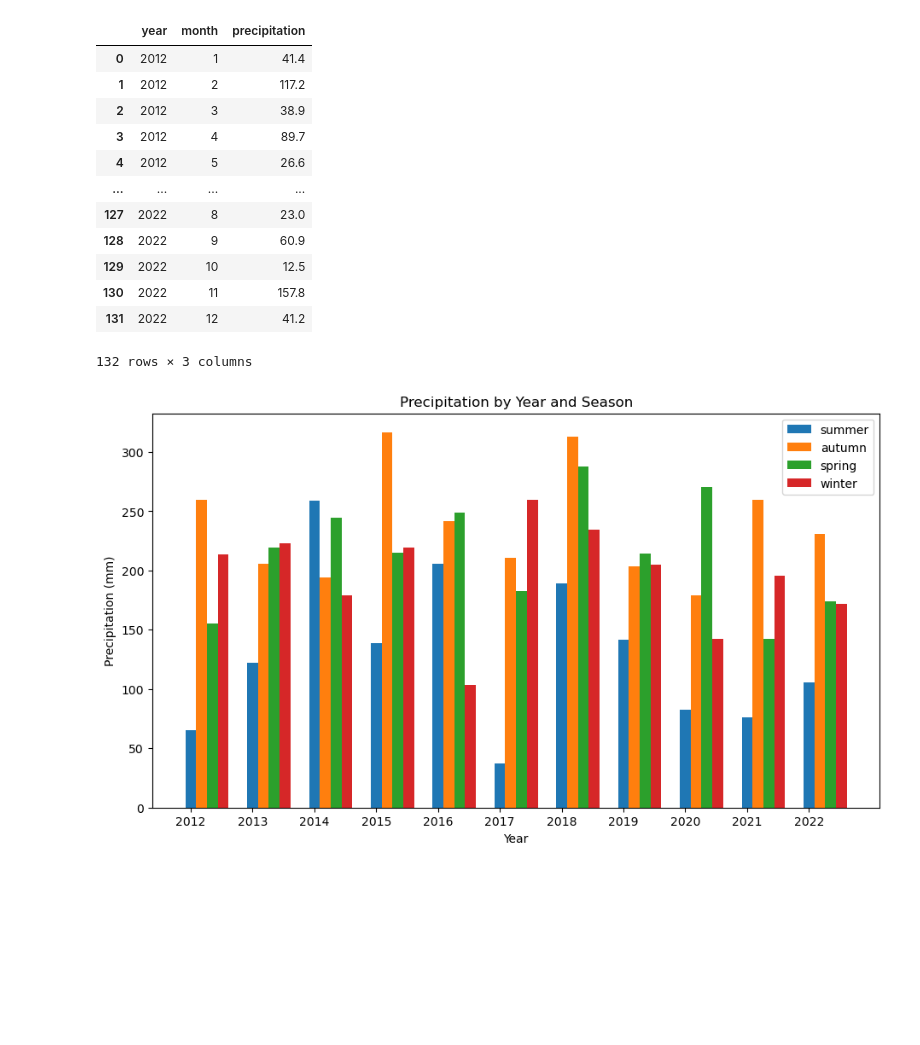
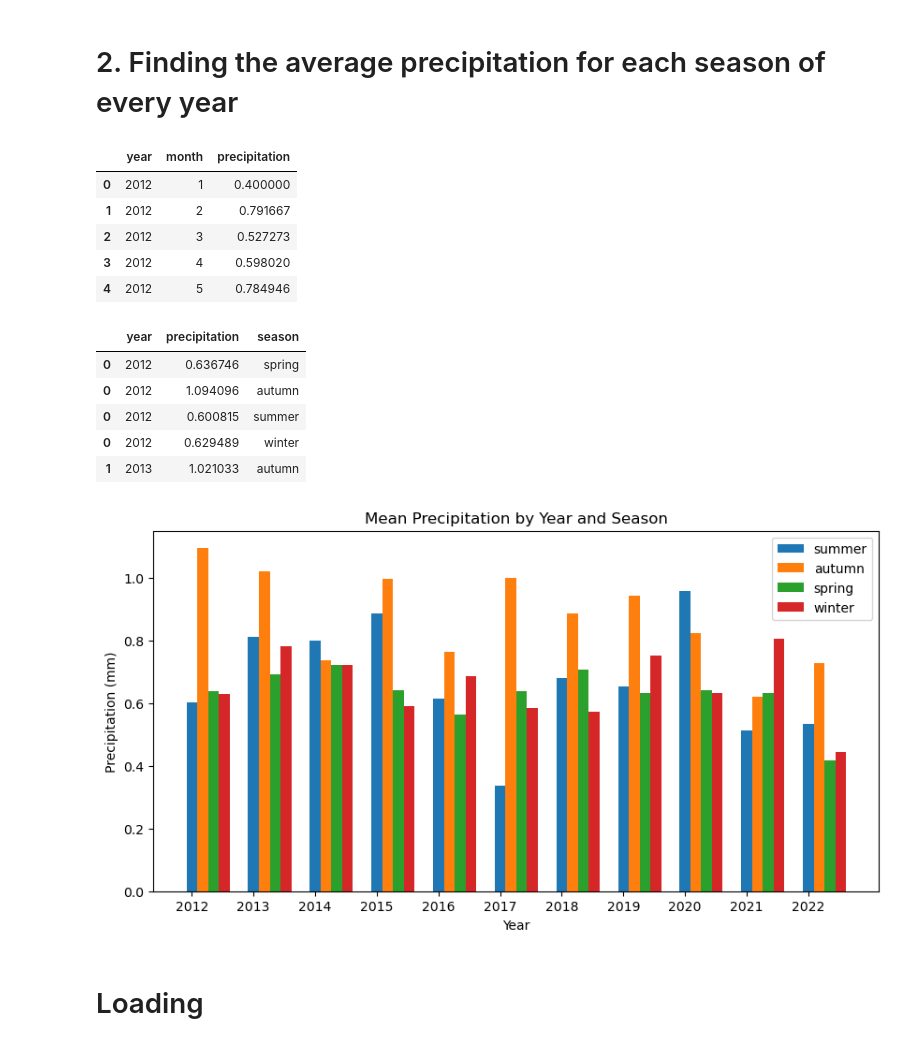
Before and after one commit to dlleonardo/climate-changes-analysis, a Jupyter notebook: main.ipynb, the cells around one changed output. Cells and saved outputs as stored; diff of their text form; code cells hidden in the pictures; blank space fills up the shorter version.

```diff
--- a/main.ipynb
+++ b/main.ipynb
@@ -35,10 +32,8 @@ df.head(2)
 # %%
-# In order to convert the time string to a datetime object we can use a UDF, then drop the old string column
-def convert_to_datetime(time_str):
-    return pd.to_datetime(time_str, format='%Y-%m-%dT%H:%M:%S')
-
-df["time_converted"] = df["time"].apply(convert_to_datetime)
+# In order to convert the time column from string to datetime we can use a UDF, then drop the old string column
+dfWeather["time_converted"] = dfWeather["time"].apply(util.convert_to_datetime)
 # %%
 # Drop the old column time and rename the new one
-new_df = df.drop("time", axis=1)
-new_df.rename(columns={'time_converted': 'time'}, inplace=True)
+dfWeather = dfWeather.drop("time", axis=1)
+dfWeather.rename(columns={'time_converted': 'time'}, inplace=True)
+dfWeather.head(3)
@@ -84,28 +89,23 @@ plt.show()
+# %% [markdown]
+# 2. Finding the average precipitation for each season of every year
 # %%
-# As second analysis, we want to discover and eventually find patterns about precipitation,
-# the period of the year with the most precipitation may vary from year to year
-dfPrec = new_df \
-            .where(new_df["precipitation"] > 0) \
-            .groupby([new_df["time"].dt.year, new_df["time"].dt.month]) \
-            .agg( {"precipitation":"sum"} ) \
+# As second analysis, we want to discover and visualize the distribution of the average precipitation for each season of every year
+# In order to partition the months in season, we first group by year-months, then merge the target months for each season
+dfPrec = dfWeather \
+            .where(dfWeather["precipitation"] > 0) \
+            .groupby([dfWeather["time"].dt.year, dfWeather["time"].dt.month]) \
+            .agg( {"precipitation":"mean"} ) \
             .rename_axis(["year", "month"]) \
             .reset_index()
 
-dfPrec
+dfPrec.head(5)
 # %% [output]
 |  | year | month | precipitation |
-| 0 | 2012 | 1 | 41.4 |
-| 1 | 2012 | 2 | 117.2 |
-| 2 | 2012 | 3 | 38.9 |
-| 3 | 2012 | 4 | 89.7 |
-| 4 | 2012 | 5 | 26.6 |
-| ... | ... | ... | ... |
-| 127 | 2022 | 8 | 23.0 |
-| 128 | 2022 | 9 | 60.9 |
-| 129 | 2022 | 10 | 12.5 |
-| 130 | 2022 | 11 | 157.8 |
-| 131 | 2022 | 12 | 41.2 |
+| 0 | 2012 | 1 | 0.400000 |
+| 1 | 2012 | 2 | 0.791667 |
+| 2 | 2012 | 3 | 0.527273 |
+| 3 | 2012 | 4 | 0.598020 |
+| 4 | 2012 | 5 | 0.784946 |
-132 rows × 3 columns
 # %%
 # We have to separate the season for each year:
 # Spring (march, april, may), Summer (june, july, august), Autumn (september, october, november), Winter (december, january, february)
@@ -140,5 +115,0 @@ def calculateDfSeason(dfPrec, season):
-# %%
-dfSpring = calculateDfSeason(dfPrec, "spring")
-dfSummer = calculateDfSeason(dfPrec, "summer")
-dfAutumn = calculateDfSeason(dfPrec, "autumn")
-dfWinter = calculateDfSeason(dfPrec, "winter")
@@ -149,34 +116,50 @@ dfFinal = dfFinal.sort_values(by = "year")
+# %%
+# Merge of the all Dataframes containing data of each season
+dfFinal = pd.concat([dfSpring, dfSummer, dfAutumn, dfWinter], axis=0)
+dfFinal = dfFinal.sort_values(by = "year")
+
+dfFinal.head(5)
+# %% [output]
+|  | year | precipitation | season |
+| 0 | 2012 | 0.636746 | spring |
+| 0 | 2012 | 1.094096 | autumn |
+| 0 | 2012 | 0.600815 | summer |
+| 0 | 2012 | 0.629489 | winter |
+| 1 | 2013 | 1.021033 | autumn |
 # %%
-# Get the years and seasons as labels
+# Define of years and seasons
 years = dfFinal["year"].unique()
 seasons = ["summer", "autumn", "spring", "winter"]
 
 # Get the number of seasons and the width for each bar
 num_seasons = len(seasons)
 bar_width = 0.7 / num_seasons
 
 # Create a figure and axis
-fig, ax = plt.subplots(figsize=(11,6))
+fig, ax = plt.subplots(figsize=(10,5))
 
+# In order to better visualize the distribution we are going to use a bar chart
 # Plot the bars for each season in each year
 for i, season in enumerate(seasons):
     x = [j + i * bar_width for j in range(len(years))]
     data = dfFinal.where(dfFinal["season"] == season).dropna()
     ax.bar(x, data["precipitation"], width=bar_width, label=season, align="center")
 
 # Set axis labels and title
 ax.set_xlabel('Year')
 ax.set_ylabel('Precipitation (mm)')
-ax.set_title('Precipitation by Year and Season')
+ax.set_title('Mean Precipitation by Year and Season')
 
 # Set x-axis tick labels as years
 ax.set_xticks(range(len(years)))
 ax.set_xticklabels(years)
 
 # Add a legend
 ax.legend()
 
-# Display the plot
+# Print the bar chart
 plt.show()
 # %% [output]
-[figure, old version]
+[figure, new version]
+# %% [markdown]
+# Loading
```
Also changed, not shown: parts of 19 cells of this notebook, 1 other file.
